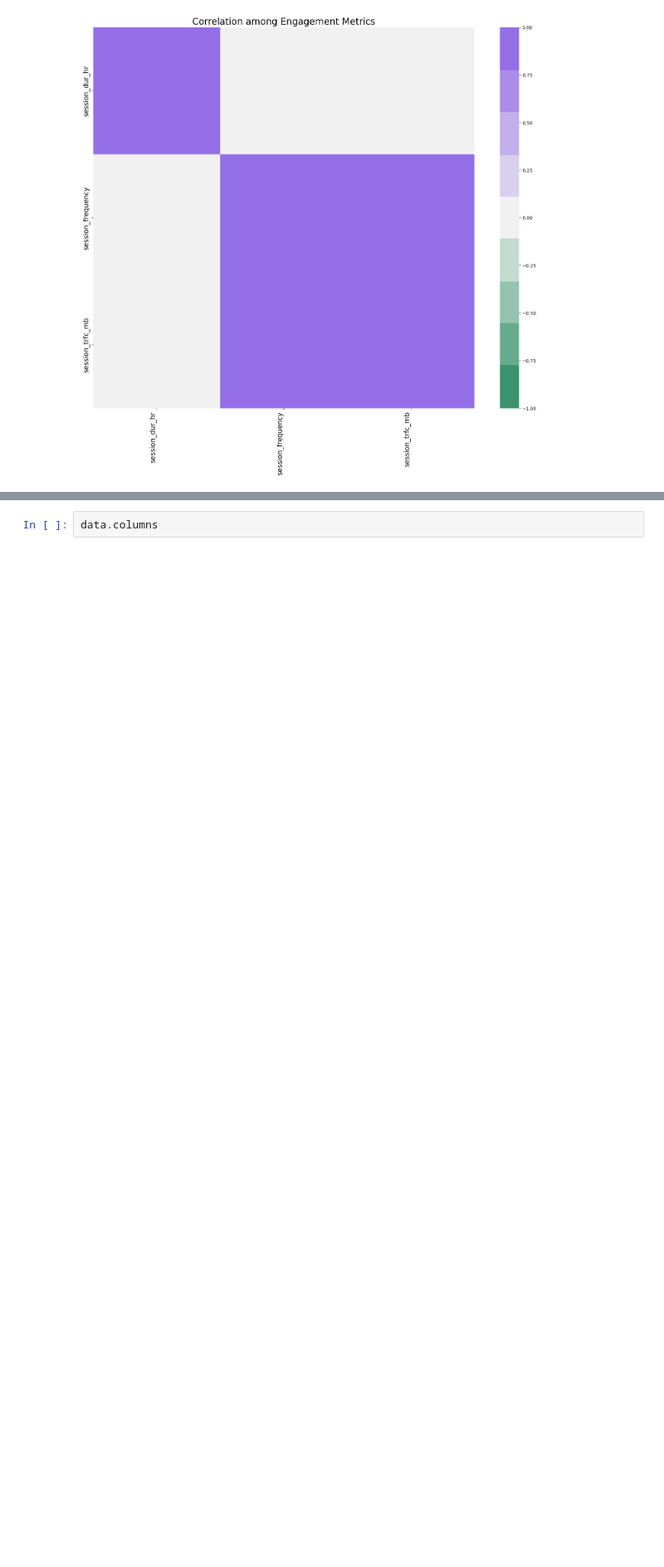
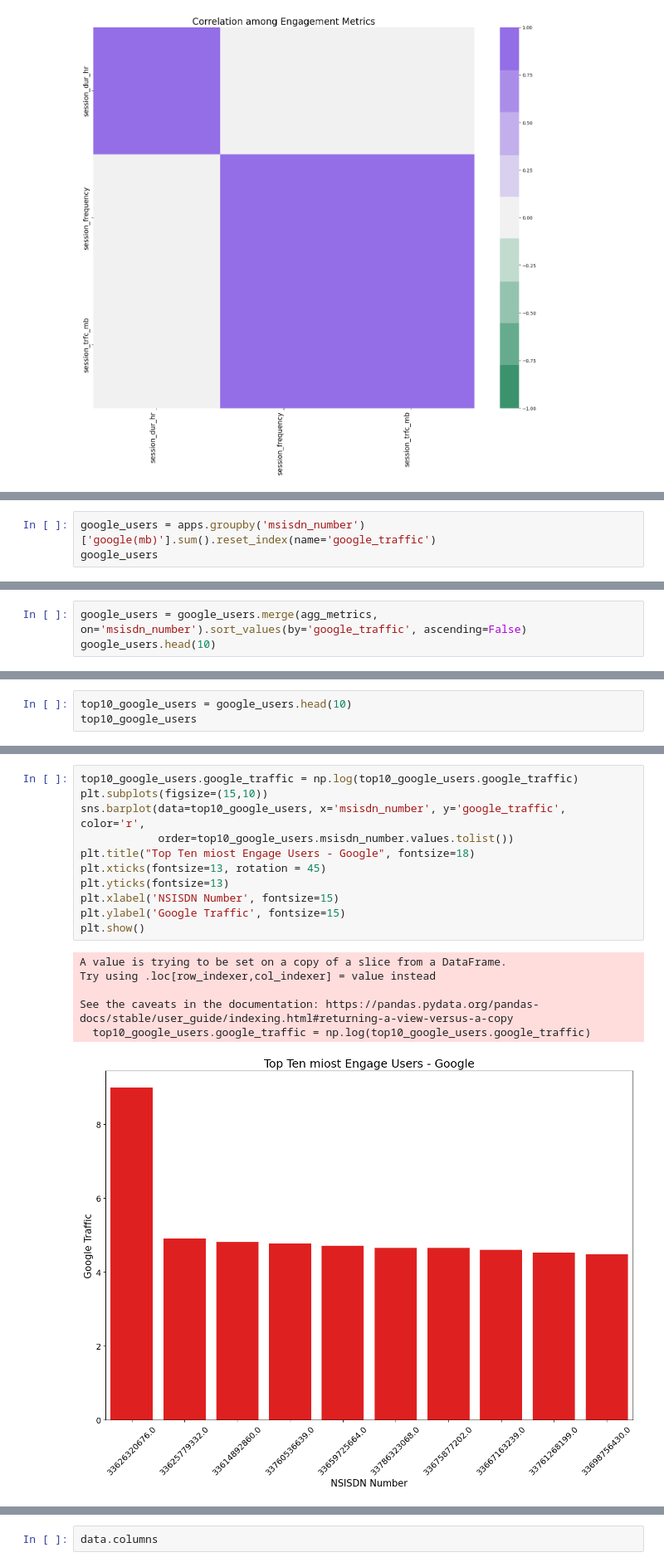
Before and after one commit to Arjunssolanki/Project-5-Telecommunication-Industry, a Jupyter notebook: Project Notebook/project-5-task2-User Engagement analysis.ipynb, the cells around one changed output, grey strips where cells are left out. Shown at 83% size. Saved outputs shown, nothing was run; the diff lists cells and outputs as text; blank space fills up the shorter version.

```diff
--- a/Project Notebook/project-5-task2-User Engagement analysis.ipynb
+++ b/Project Notebook/project-5-task2-User Engagement analysis.ipynb
@@ -330,0 +463,3 @@ plt.show()
+# %%
+google_users = apps.groupby('msisdn_number')['google(mb)'].sum().reset_index(name='google_traffic')
+google_users
@@ -330,0 +482,3 @@ plt.show()
+# %%
+google_users = google_users.merge(agg_metrics, on='msisdn_number').sort_values(by='google_traffic', ascending=False)
+google_users.head(10)
@@ -330,0 +497,3 @@ plt.show()
+# %%
+top10_google_users = google_users.head(10)
+top10_google_users
@@ -330,0 +512,18 @@ plt.show()
+# %%
+top10_google_users.google_traffic = np.log(top10_google_users.google_traffic)
+plt.subplots(figsize=(15,10))
+sns.barplot(data=top10_google_users, x='msisdn_number', y='google_traffic', color='r',
+            order=top10_google_users.msisdn_number.values.tolist())
+plt.title("Top Ten miost Engage Users - Google", fontsize=18)
+plt.xticks(fontsize=13, rotation = 45)
+plt.yticks(fontsize=13)
+plt.xlabel('NSISDN Number', fontsize=15)
+plt.ylabel('Google Traffic', fontsize=15)
+plt.show()
+# %% [output]
+A value is trying to be set on a copy of a slice from a DataFrame.
+Try using .loc[row_indexer,col_indexer] = value instead
+
+See the caveats in the documentation: https://pandas.pydata.org/pandas-docs/stable/user_guide/indexing.html#returning-a-view-versus-a-copy
+  top10_google_users.google_traffic = np.log(top10_google_users.google_traffic)
+[figure, added]
```
Also changed, not shown: parts of 112 cells of this notebook.
